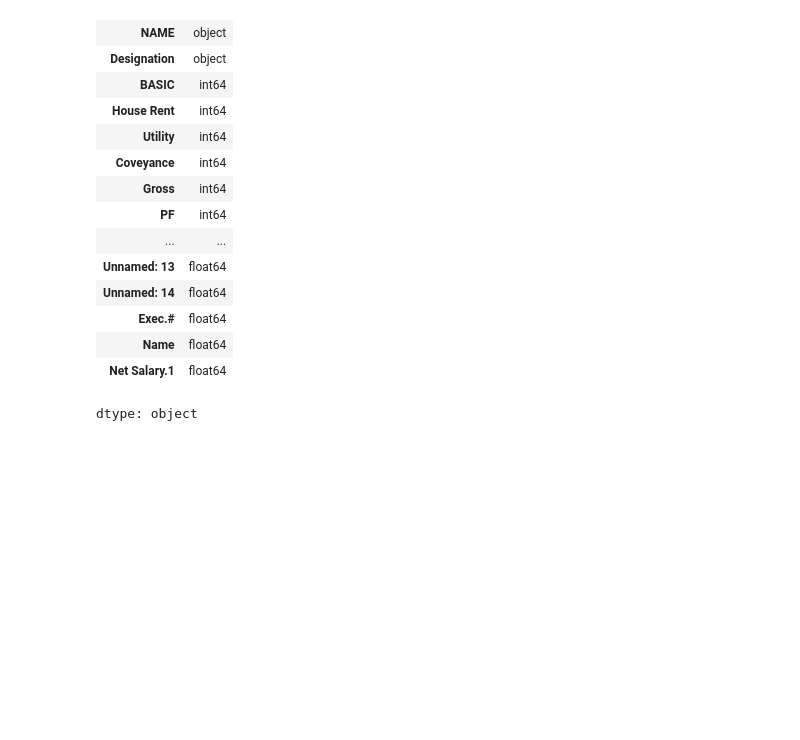
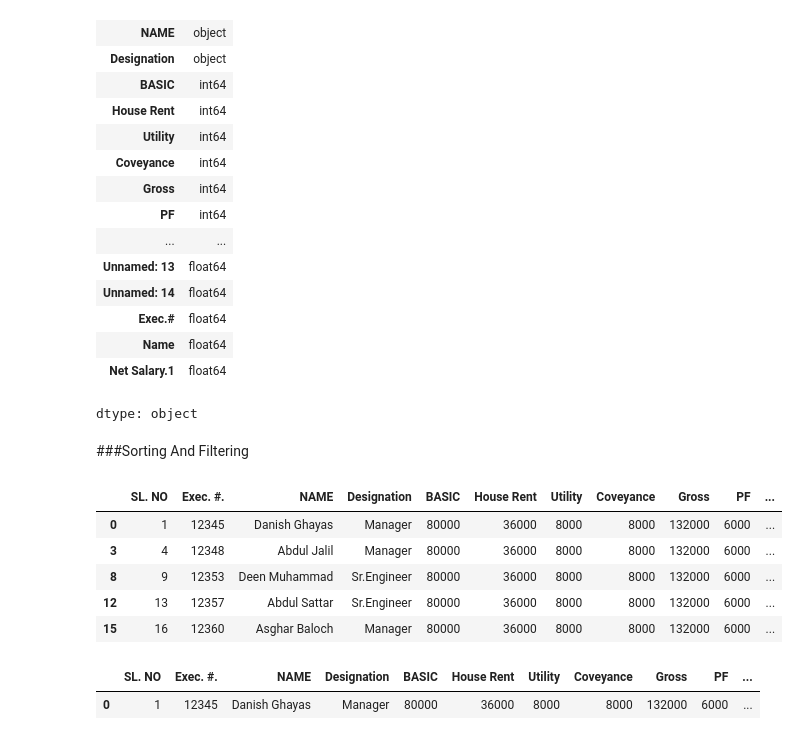
Before and after one commit to ZaidiSahab/Road-to-Data-Science, a Jupyter notebook: Learning_From_Youtube.ipynb, the cells around one changed output. Saved outputs shown, nothing was run; the diff lists cells and outputs as text; code cells hidden in the pictures; blank space fills up the shorter version.

Commit message:
Sorting and Filtering of Data  also using "df" dataframe

```diff
--- a/Learning_From_Youtube.ipynb
+++ b/Learning_From_Youtube.ipynb
@@ -480,3 +485,14 @@ df.dtypes
 | Name | float64 |
 | Net Salary.1 | float64 |
 dtype: object
+# %% [markdown]
+###Sorting And Filtering
+# %%
+df[df['Net Salary']>100000].head()
+# %% [output]
+|  | SL. NO | Exec. #. | NAME | Designation | BASIC | House Rent | Utility | Coveyance | Gross | PF | ... |
+| 0 | 1 | 12345 | Danish Ghayas | Manager | 80000 | 36000 | 8000 | 8000 | 132000 | 6000 | ... |
+| 3 | 4 | 12348 | Abdul Jalil | Manager | 80000 | 36000 | 8000 | 8000 | 132000 | 6000 | ... |
+| 8 | 9 | 12353 | Deen Muhammad | Sr.Engineer | 80000 | 36000 | 8000 | 8000 | 132000 | 6000 | ... |
+| 12 | 13 | 12357 | Abdul Sattar | Sr.Engineer | 80000 | 36000 | 8000 | 8000 | 132000 | 6000 | ... |
+| 15 | 16 | 12360 | Asghar Baloch | Manager | 80000 | 36000 | 8000 | 8000 | 132000 | 6000 | ... |
@@ -482,0 +501,5 @@ dtype: object
+# %%
+name
+# %% [output]
+|  | SL. NO | Exec. #. | NAME | Designation | BASIC | House Rent | Utility | Coveyance | Gross | PF | ... |
+| 0 | 1 | 12345 | Danish Ghayas | Manager | 80000 | 36000 | 8000 | 8000 | 132000 | 6000 | ... |
```
Also changed, not shown: parts of 4 cells of this notebook.
